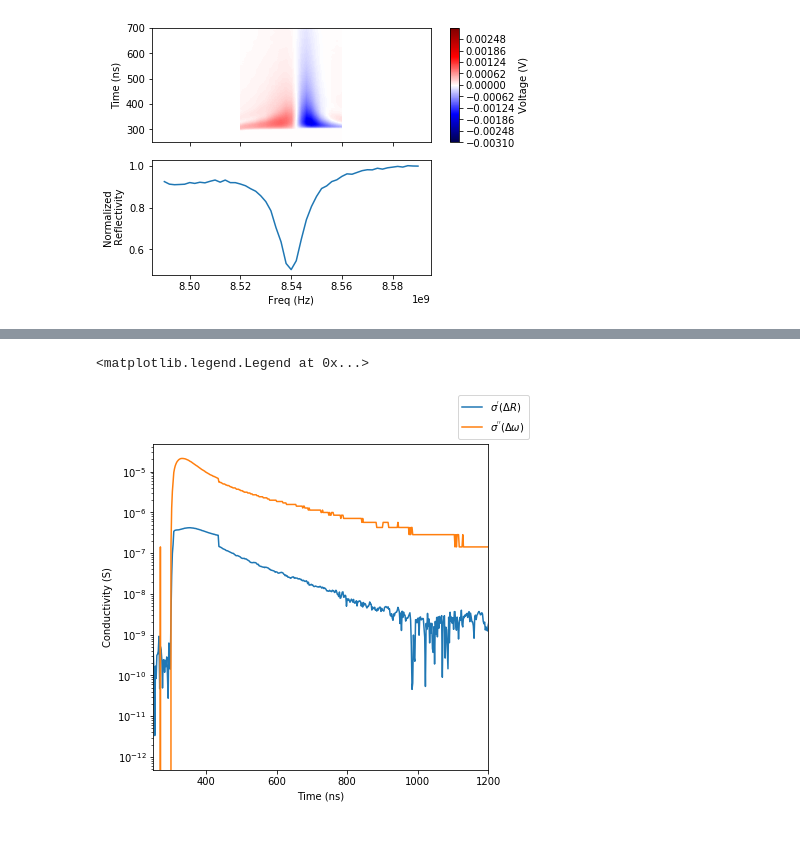
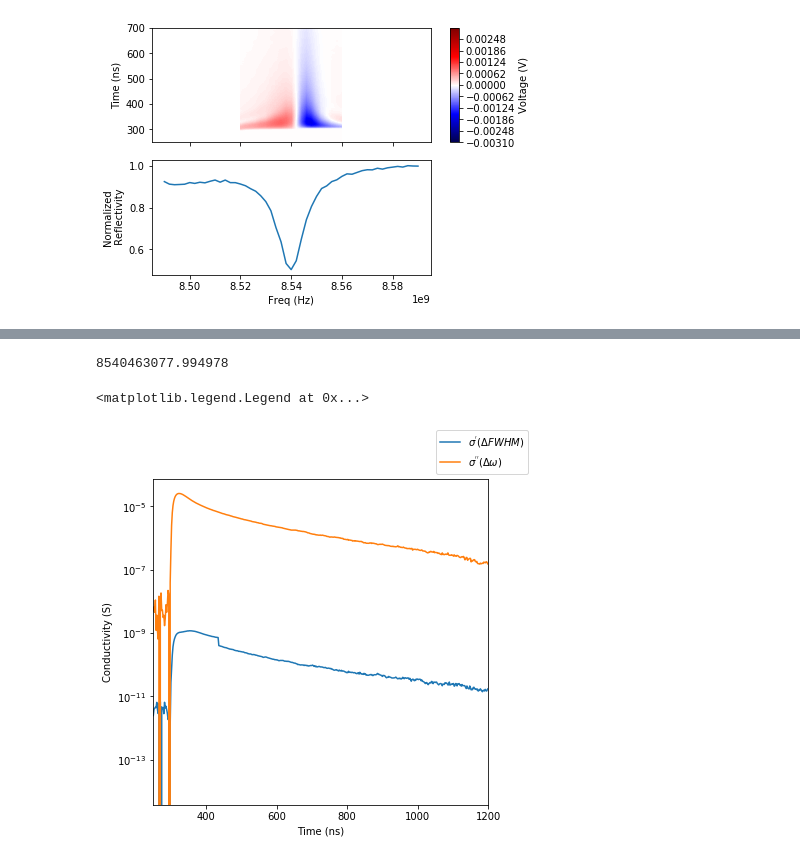
Before and after one commit to aspitarl/TRMC, a Jupyter notebook: 12-18-18.ipynb, the cells around one changed output, grey strips where cells are left out. Cells and saved outputs as stored; diff of their text form; code cells hidden in the pictures.

```diff
--- a/12-18-18.ipynb
+++ b/12-18-18.ipynb
@@ -92,7 +93,7 @@ s,backvs = load.freqfluence_load(s_fps)
 
 s1 = s.xs('U',level = 0).sort_index(level = 0)
 fluences = s1.index.levels[1]
-s2 = s1.xs(fluences.max(),level = 1).sort_index(level = 0)
+s2 = s1.xs(fluences[-1],level = 1).sort_index(level = 0)
 
 s2 = s2.swaplevel(0,1).sort_index()
 # %%
@@ -155,6 +177,5 @@ elif fittype == 'poly':
 # %%
-
-v0_fit, v0_sl, v0_p = analysis.fitsweep(v0, p0 = p0, window = window, fittype= fittype, p_labels= p_labels)
+v0_fit, v0_p,v0_sl = fitsweep(v0, p0, bounds, window , fittype,p_labels)
 v0_fit = pd.Series(v0_fit(v0.index[v0_sl]), index = v0.index[v0_sl])
 v0_p = pd.Series(v0_p,index = p_labels)
 # %%
@@ -173,7 +194,13 @@ for i, time in enumerate(s2_red.index.levels[0]):
     vs = v0 + dv
     vss.loc[time, :] =vs.values
 
-    vs_fit, vs_sl, vs_p = analysis.fitsweep(vs, p0 = p0, window = window, fittype= fittype, p_labels= p_labels)
+#     epsilon = v0_p[-1]/100
+#     p0 = [v0_p[-3],v0_p[-2],v0_p[-1]]
+#     bounds = ([-np.inf,-np.inf,v0_p[-1] -epsilon ],[np.inf,np.inf,v0_p[-1] +epsilon])
+
+    p0 = v0_p
+
+    vs_fit, vs_p, vs_sl = fitsweep(vs, p0, bounds, window, fittype= fittype, p_labels= p_labels)
     vs_p = pd.Series(vs_p,index = p_labels)
 
     vs_fit = vs_fit(vs.index)
@@ -286,36 +311,45 @@ anim
+# %%
+v0_p['f0']
+# %% [output]
+8540463077.994978
 # %%
+
 fig, axes = plt.subplots(1,1, figsize = (6,6), sharex = True)
 
 e0 = 8.854e-12
 F=1
 
-
-deltaR = params['R']- v0_p['R']
-sig_R = (1/K['KCs'])*(deltaR/v0_p['R'])
-
 deltaf = params['f0']- v0_p['f0']
 deltaf = abs(deltaf)
+sig_I = 2*deltaf*e0/F
 
 
-sig_R = abs(sig_R)
-sig_I = 2*deltaf*e0/F
+# deltaR = params['R']- v0_p['R']
+# sig_R = (1/K['KCs'])*(deltaR/v0_p['R'])
+# sig_R = abs(sig_R)
+# label = '$\sigma^{\'}(\Delta R)$'
 
-axes.plot(sig_R, label = '$\sigma^{\'}(\Delta R)$')
+deltaFWHM = v0_p['f0']*((1/params['Q'])- (1/v0_p['Q']))
+sig_R = -1*deltaFWHM*e0/F
+label = '$\sigma^{\'}(\Delta FWHM)$'
+
+
+axes.plot(sig_R, label = label)
 axes.set_yscale('log')
 axes.set_ylabel('Conductivity (S)')
 
 axes.plot(sig_I, label = '$\sigma^{\'\'}(\Delta\omega)$')
 axes.set_yscale('log')
 axes.set_ylabel('Conductivity (S)')
 
 axes.set_xlim(250e-9,1200e-9)
 
 fmt = exp_formatter(-9)
 axes.xaxis.set_major_formatter(FuncFormatter(fmt.format_func))
 axes.set_xlabel('Time (ns)')
 # for ax in axes:
 # axes.set_ylim([1e-8,1e-4])
 fig.legend()
 # %% [output]
 <matplotlib.legend.Legend at 0x...>
-[figure, old version]
+[figure, new version]
```
Also changed, not shown: parts of 8 cells of this notebook.
